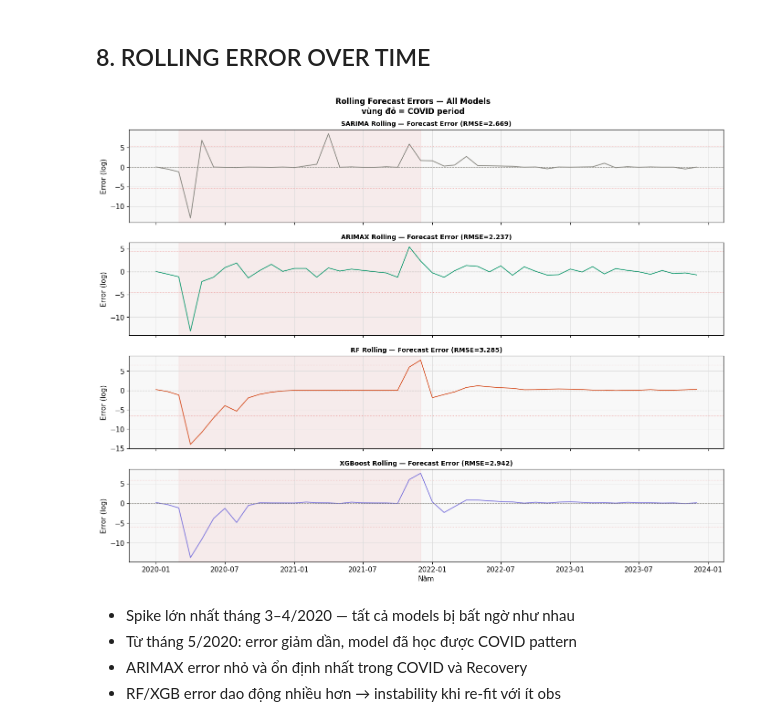
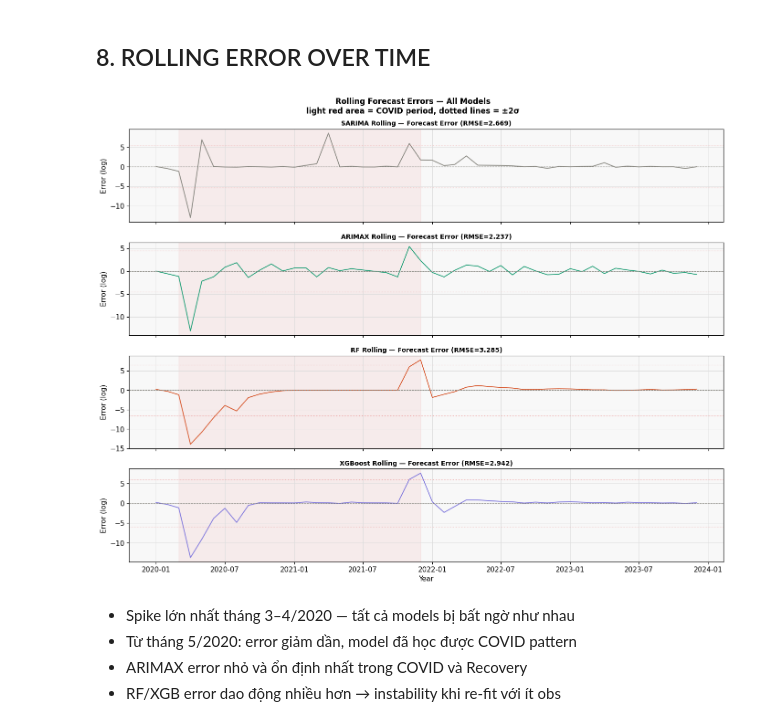
Before and after one commit to huynnrr/time-series-project, a Jupyter notebook: Notebooks/08_Rolling_Forecast.ipynb, the cells around one changed output. Drawn from its saved outputs; the diff is of its cells as text; code cells hidden in the pictures.

```diff
--- a/Notebooks/08_Rolling_Forecast.ipynb
+++ b/Notebooks/08_Rolling_Forecast.ipynb
@@ -332,7 +332,7 @@ ax.set_xticks(x)
 ax.set_xticklabels(models_list, fontsize=11)
 ax.set_ylabel("RMSE (log scale)")
 ax.set_title("Static vs Walk-forward Rolling Forecast — RMSE\n"
-             "(thấp hơn = tốt hơn)", fontweight="bold")
+             "(lower = better)", fontweight="bold")
 ax.legend(fontsize=10)
 
 for bar in bars1:
@@ -437,32 +440,32 @@ plt.show()
 # %%
 # ── Rolling Forecast Errors ──────────────────────────────────────────────────
 fig, axes = plt.subplots(4, 1, figsize=(14, 11), sharex=True)
 roll_preds_all = [
     ("SARIMA",  fc_sarima_roll),
     ("ARIMAX",  fc_arimax_roll),
     ("RF",      fc_rf_roll),
     ("XGBoost", fc_xgb_roll),
 ]
 for ax, (mname, pred) in zip(axes, roll_preds_all):
     err = s_test - pred
     ax.plot(err.index, err, color=MODEL_COLORS[mname], lw=1.3)
     ax.axhline(0, color=GRAY, lw=0.8, ls="--")
     ax.axhline( 2*err.std(), color=RED, lw=0.8, ls=":", alpha=0.5)
     ax.axhline(-2*err.std(), color=RED, lw=0.8, ls=":", alpha=0.5)
     ax.axvspan(pd.Timestamp("2020-03-01"), pd.Timestamp("2021-12-01"),
                alpha=0.07, color=RED)
     ax.set_title(f"{mname} Rolling — Forecast Error (RMSE={roll_rmse[mname]:.3f})",
                  fontweight="bold", fontsize=10)
     ax.set_ylabel("Error (log)")
 
-axes[-1].set_xlabel("Năm")
-plt.suptitle("Rolling Forecast Errors — All Models\nvùng đỏ = COVID period",
+axes[-1].set_xlabel("Year")
+plt.suptitle("Rolling Forecast Errors — All Models\nlight red area = COVID period, dotted lines = ±2σ",
              fontsize=12, fontweight="bold")
 plt.tight_layout()
 plt.savefig("../outputs/step8_rolling_errors.png", dpi=150, bbox_inches="tight")
 plt.show()
 # %% [output]
-[figure, old version]
+[figure, new version]
 # %% [markdown]
 - Spike lớn nhất tháng 3–4/2020 — tất cả models bị bất ngờ như nhau
 - Từ tháng 5/2020: error giảm dần, model đã học được COVID pattern
```
Also changed, not shown: parts of 7 cells of this notebook, 44 other files.
